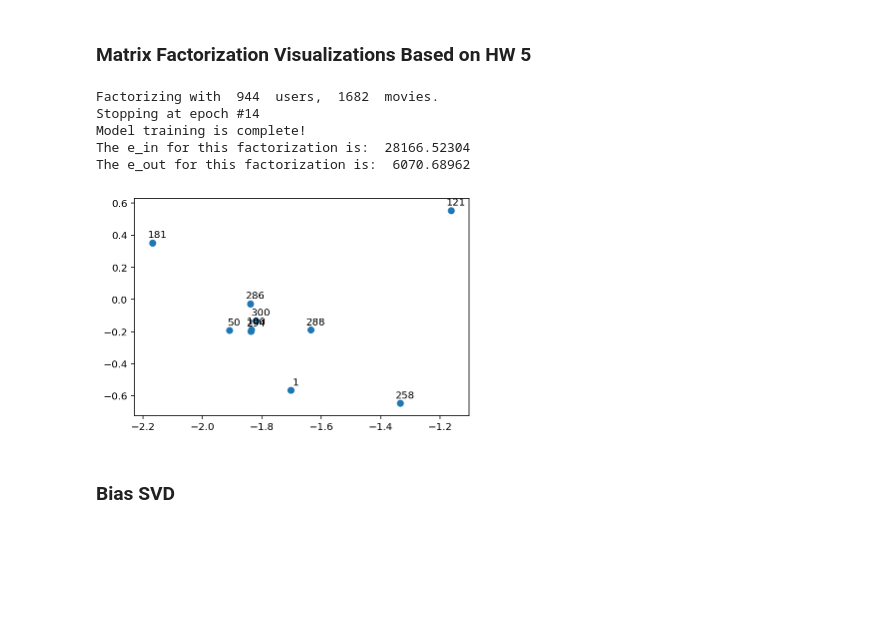
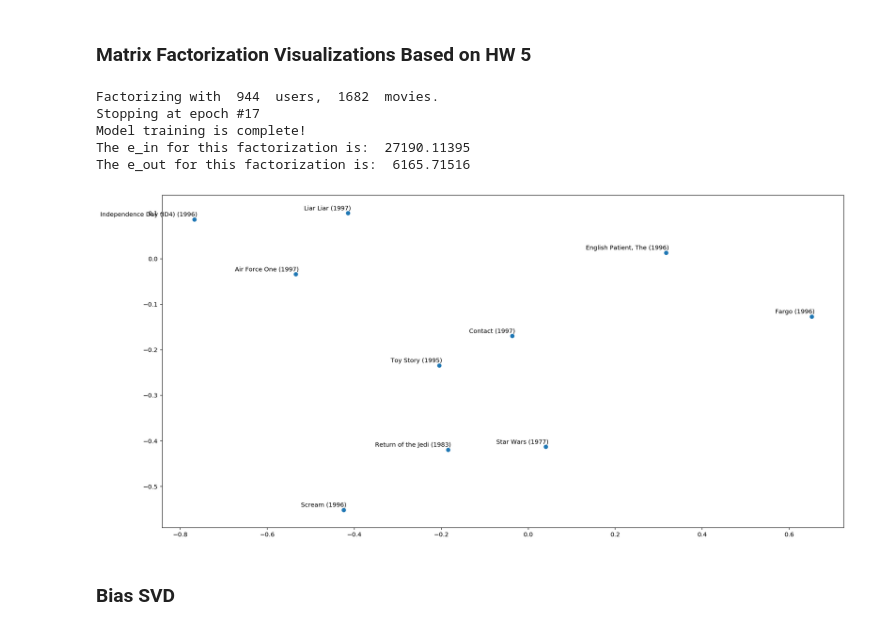
Before and after one commit to Lioscro/cs155-miniproject2, a Jupyter notebook: notebooks/5_matrix_factorization_visualizations.ipynb, the cells around one changed output. Drawn from its saved outputs; the diff is of its cells as text; code cells hidden in the pictures; blank space fills up the shorter version.

Commit message:
Added Matrix Visualization and Using Src Files
Added the matrix visualization code in a seperate file in the src folder and modified the notebook to use the functions contained inside the src folder.

```diff
--- a/notebooks/5_matrix_factorization_visualizations.ipynb
+++ b/notebooks/5_matrix_factorization_visualizations.ipynb
@@ -253,38 +125,33 @@ print(best)
 Y_train = df_train_full.to_numpy()
 Y_test = df_test_full.to_numpy()
 
-M = max(max(Y_train[:,0]), max(Y_test[:,0])).astype(int) # users
-N = max(max(Y_train[:,1]), max(Y_test[:,1])).astype(int) # movies
+M = max(max(Y_train[:,0]), max(Y_test[:,0])).astype(int) + 1 # users
+N = max(max(Y_train[:,1]), max(Y_test[:,1])).astype(int) + 1 # movies
 print("Factorizing with ", M, " users, ", N, " movies.")
 K = 20
 
 # just to track runtime warnings
 np.seterr(all='raise')
-# zero index these
-Y_train[:, 0] = Y_train[:, 0] - 1
-Y_train[:, 1] = Y_train[:, 1] - 1
-Y_test[:, 0] = Y_test[:, 0] - 1
-Y_test[:, 1] = Y_test[:, 1] - 1
 
 reg = 0.1
 eta = 0.03 # learning rate
 
 # actually run the code
-U,V, err = train_model(M, N, K, eta, reg, Y_train)
+U,V, err = basic_SVD.train_model(M, N, K, eta, reg, Y_train)
 E_in = err
-E_out = get_err(U, V, Y_test)
+E_out = basic_SVD.get_err(U, V, Y_test)
 print(f"The e_in for this factorization is: {E_in: 0.5f}")
 print(f"The e_out for this factorization is: {E_out: 0.5f}")
 # %% [output]
 Factorizing with  944  users,  1682  movies.
-Stopping at epoch #14
+Stopping at epoch #17
 Model training is complete!
-The e_in for this factorization is:  28166.52304
-The e_out for this factorization is:  6070.68962
+The e_in for this factorization is:  27190.11395
+The e_out for this factorization is:  6165.71516
 # %%
 # attempt the visualization
-plot_2d_projection_V(V.T, popular)
+matrix_visualize.plot_2d_projection_V(V.T, df_movies, popular)
 # %% [output]
-[figure, old version]
+[figure, new version]
 # %% [markdown]
 ### Bias SVD
```
Also changed, not shown: parts of 7 cells of this notebook, 1 other file.
